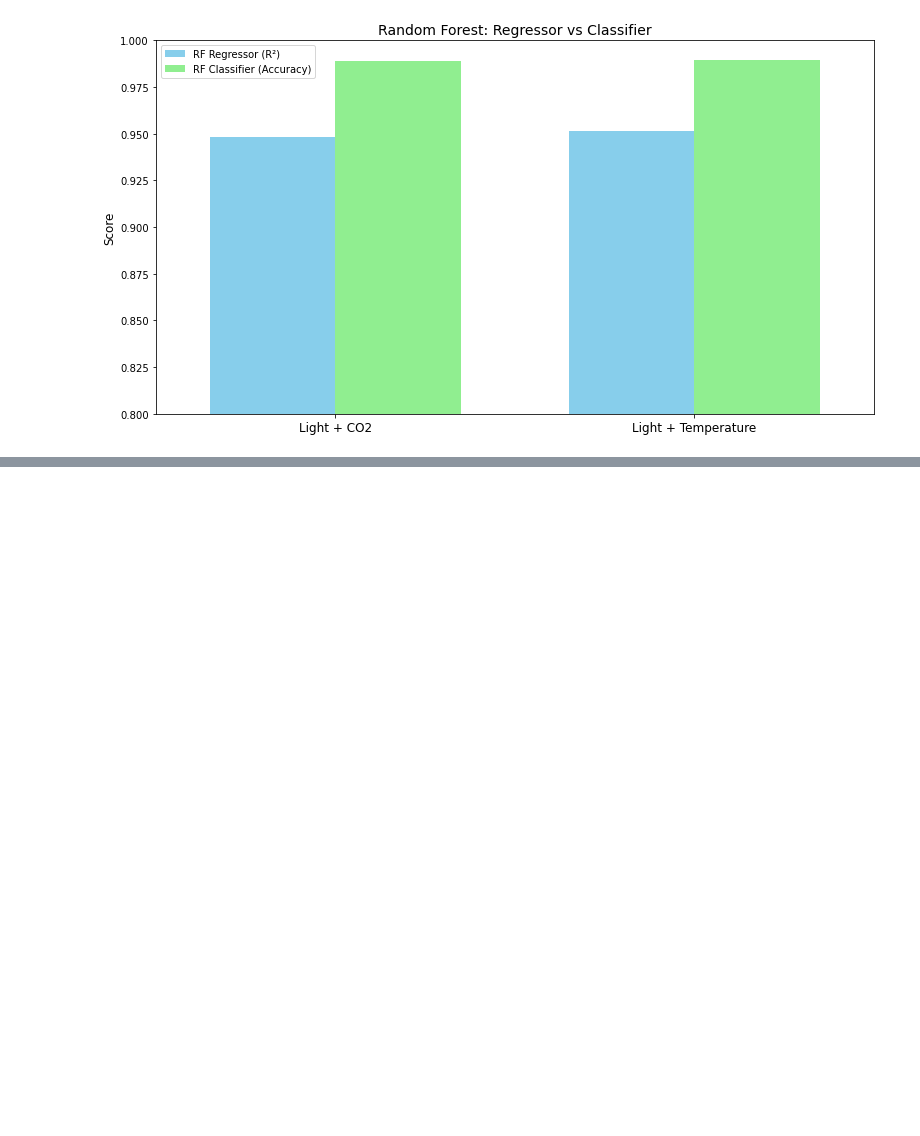
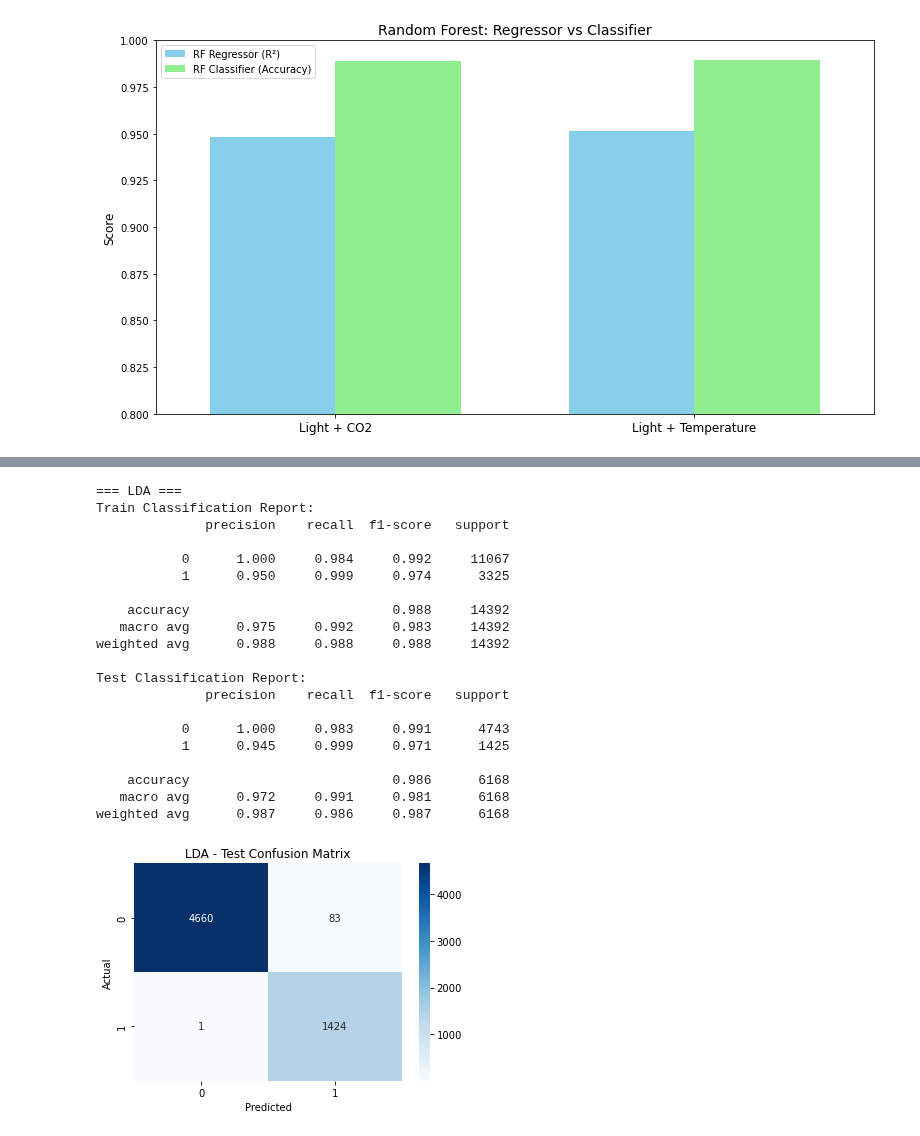
Before and after one commit to NoamShaphir/-MicroClimate, a Jupyter notebook: analysis.ipynb, the cells around one changed output, grey strips where cells are left out. Drawn from its saved outputs; the diff is of its cells as text; code cells hidden in the pictures; blank space fills up the shorter version.

```diff
--- a/analysis.ipynb
+++ b/analysis.ipynb
@@ -1478,0 +1616,41 @@ plt.show()
+# %%
+lda_model = LinearDiscriminantAnalysis()
+lda_model.fit(X_train_s, y_train)
+
+y_train_pred = lda_model.predict(X_train_s)
+y_test_pred  = lda_model.predict(X_test_s)
+
+print("=== LDA ===")
+print("Train Classification Report:")
+print(classification_report(y_train, y_train_pred, digits=3))
+print("Test Classification Report:")
+print(classification_report(y_test, y_test_pred, digits=3))
+
+cm = confusion_matrix(y_test, y_test_pred)
+sns.heatmap(cm, annot=True, fmt='d', cmap='Blues')
+plt.title('LDA - Test Confusion Matrix')
+plt.xlabel('Predicted')
+plt.ylabel('Actual')
+plt.show()
+# %% [output]
+=== LDA ===
+Train Classification Report:
+              precision    recall  f1-score   support
+
+           0      1.000     0.984     0.992     11067
+           1      0.950     0.999     0.974      3325
+
+    accuracy                          0.988     14392
+   macro avg      0.975     0.992     0.983     14392
+weighted avg      0.988     0.988     0.988     14392
+
+Test Classification Report:
+              precision    recall  f1-score   support
+
+           0      1.000     0.983     0.991      4743
+           1      0.945     0.999     0.971      1425
+
+    accuracy                          0.986      6168
+   macro avg      0.972     0.991     0.981      6168
+weighted avg      0.987     0.986     0.987      6168
+[figure, added]
```
Also changed, not shown: parts of 12 cells of this notebook.
